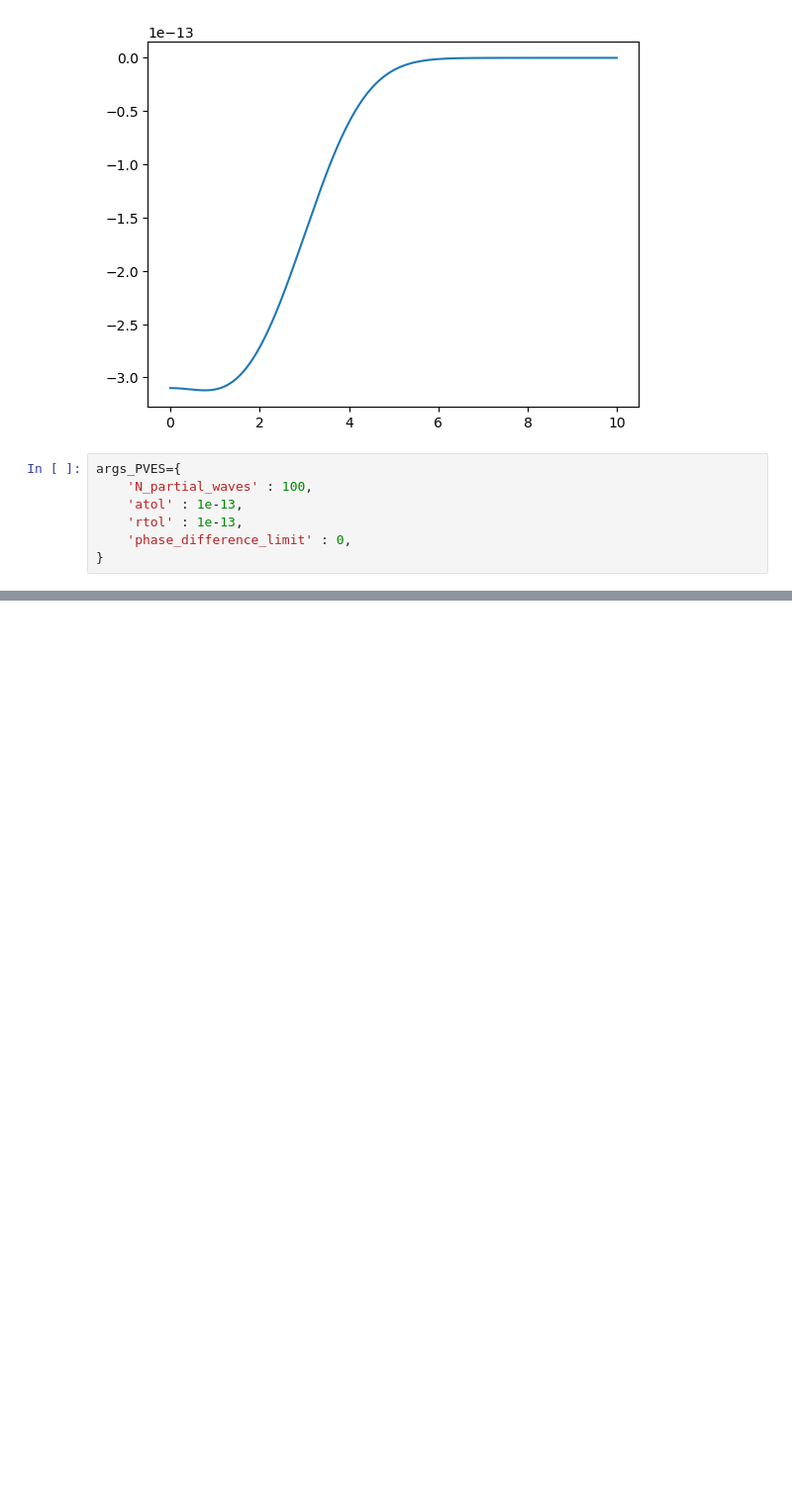
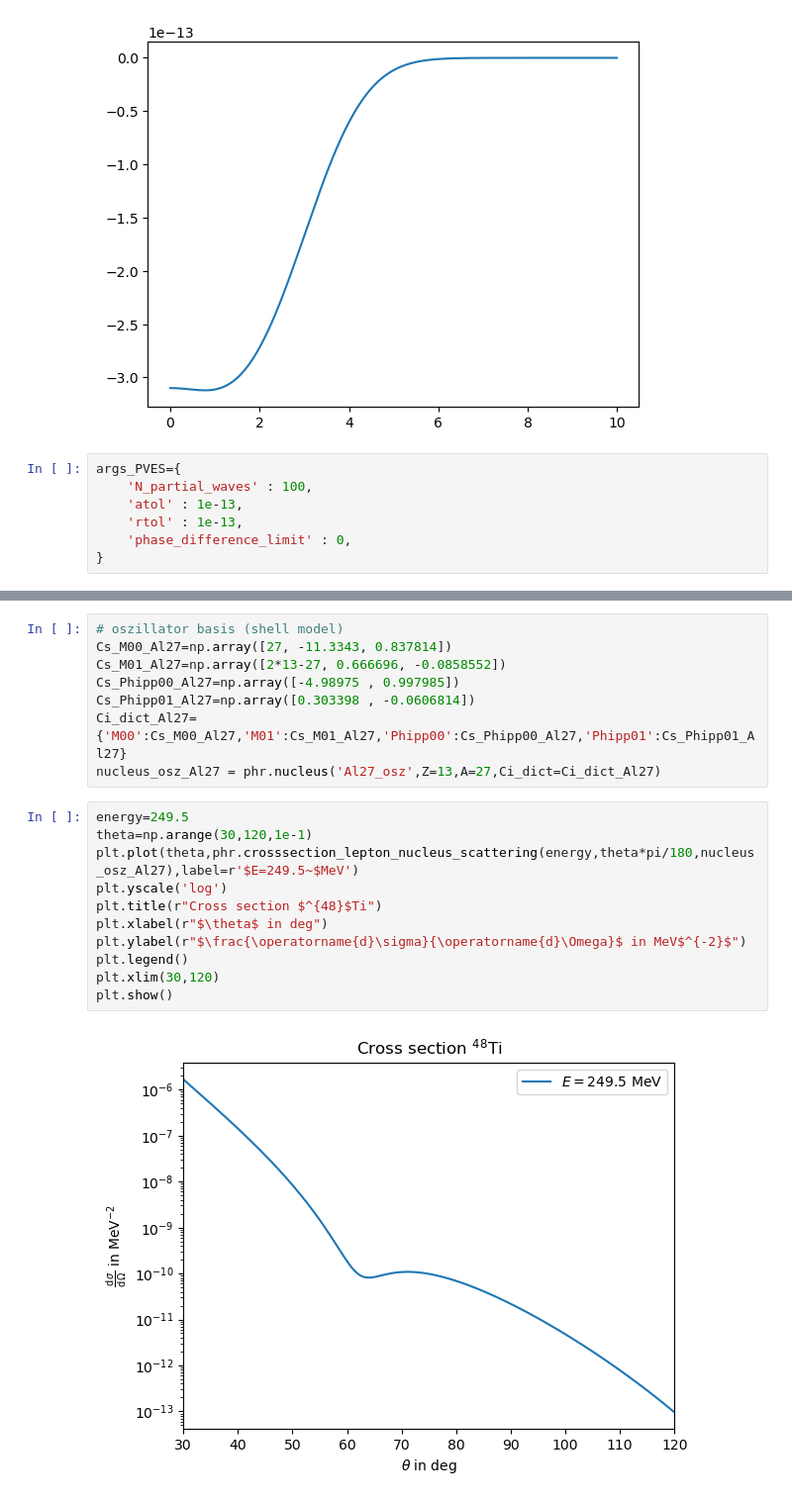
Before and after one commit to Partynumbers42/phasr, a Jupyter notebook: Example.ipynb, the cells around one changed output, grey strips where cells are left out. Shown at 99% size. Cells and saved outputs as stored; diff of their text form; blank space fills up the shorter version.

```diff
--- a/Example.ipynb
+++ b/Example.ipynb
@@ -530,0 +535,21 @@ phase differences set to zero after kappa= -57
+# %%
+# oszillator basis (shell model)
+Cs_M00_Al27=np.array([27, -11.3343, 0.837814])
+Cs_M01_Al27=np.array([2*13-27, 0.666696, -0.0858552])
+Cs_Phipp00_Al27=np.array([-4.98975 , 0.997985])
+Cs_Phipp01_Al27=np.array([0.303398 , -0.0606814])
+Ci_dict_Al27={'M00':Cs_M00_Al27,'M01':Cs_M01_Al27,'Phipp00':Cs_Phipp00_Al27,'Phipp01':Cs_Phipp01_Al27}
+nucleus_osz_Al27 = phr.nucleus('Al27_osz',Z=13,A=27,Ci_dict=Ci_dict_Al27)
+# %%
+energy=249.5
+theta=np.arange(30,120,1e-1)
+plt.plot(theta,phr.crosssection_lepton_nucleus_scattering(energy,theta*pi/180,nucleus_osz_Al27),label=r'$E=249.5~$MeV')
+plt.yscale('log')
+plt.title(r"Cross section $^{48}$Ti")
+plt.xlabel(r"$\theta$ in deg")
+plt.ylabel(r"$\frac{\operatorname{d}\sigma}{\operatorname{d}\Omega}$ in MeV$^{-2}$")
+plt.legend()
+plt.xlim(30,120)
+plt.show()
+# %% [output]
+[figure, added]
```
Also changed, not shown: parts of 5 cells of this notebook, 1 other file.
